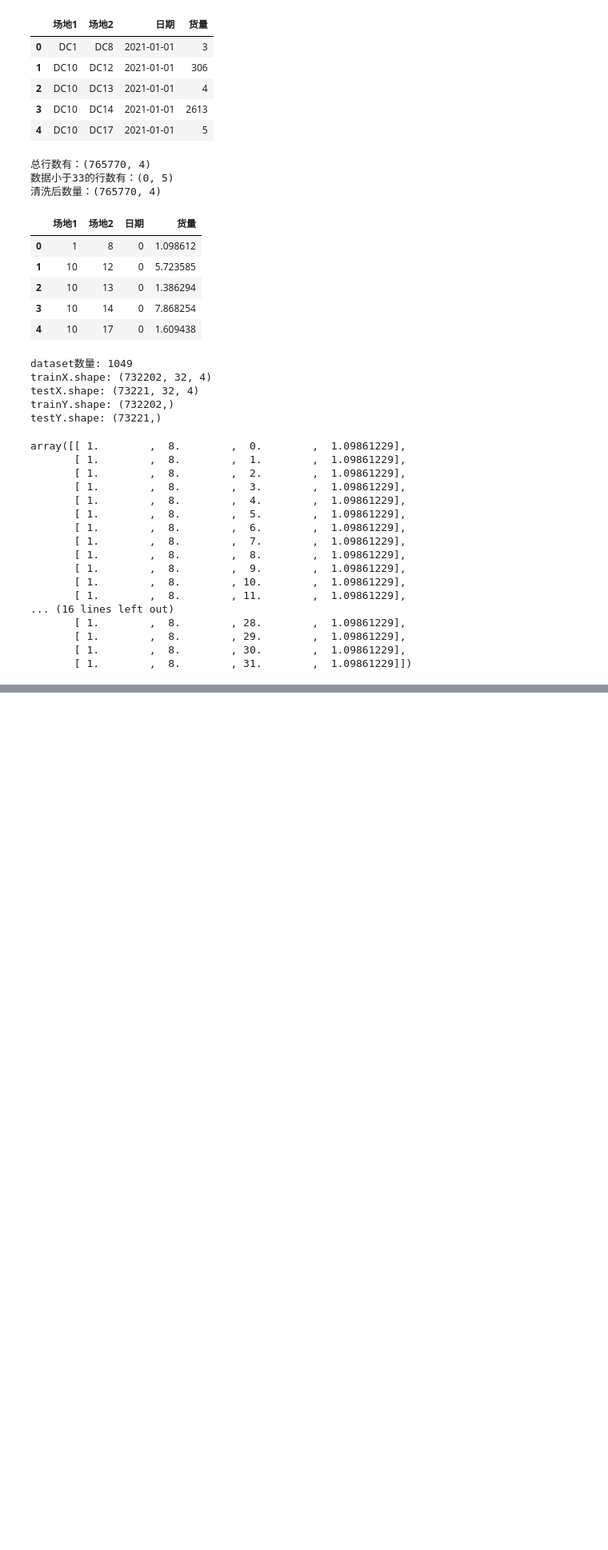
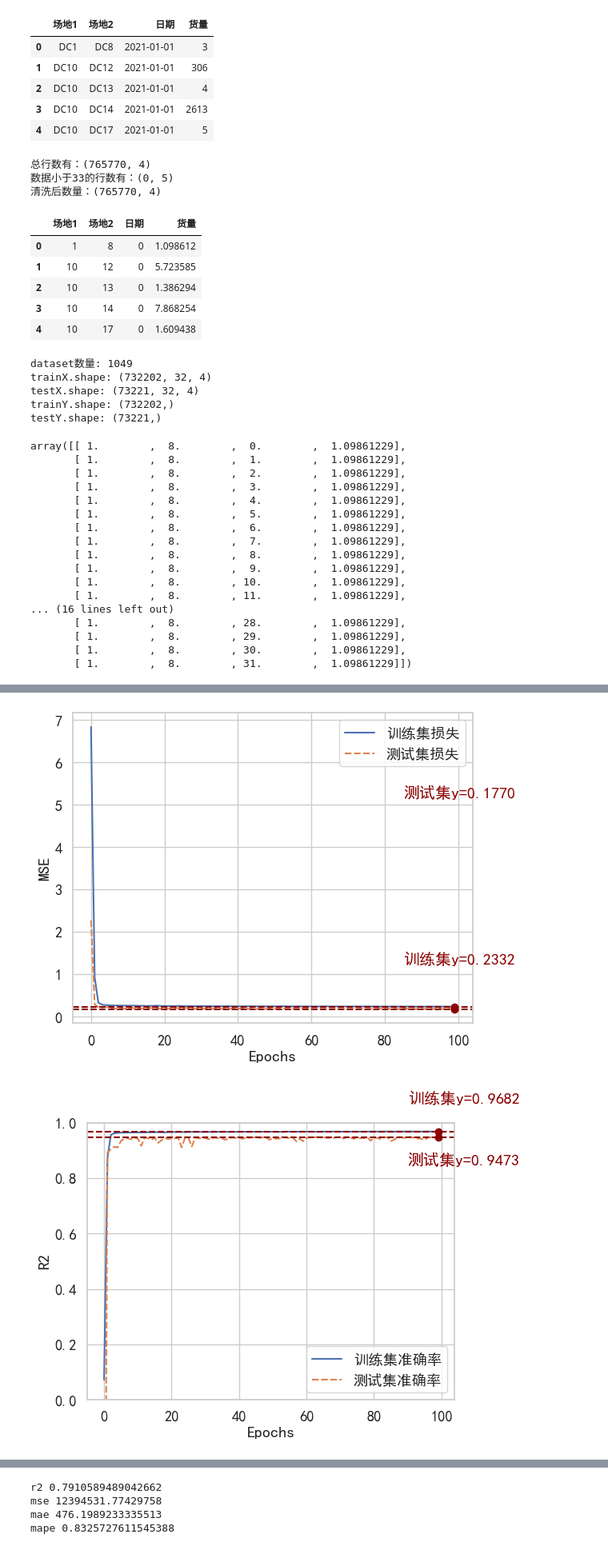
Before and after one commit to james-curtis/2023MathorCup-C, a Jupyter notebook: T1/算法评估/LSTM/main.ipynb, the cells around one changed output, grey strips where cells are left out. Shown: that part at 80% size. Drawn from its saved outputs; the diff is of its cells as text; code cells hidden in the pictures; blank space fills up the shorter version.

```diff
--- a/T1/算法评估/LSTM/main.ipynb
+++ b/T1/算法评估/LSTM/main.ipynb
@@ -207,7 +207,7 @@ if not os.path.exists(modelPath):
     metricsName = metrics.__name__
     model.compile(loss='mse', optimizer='adam', metrics=[metrics])
     # epochs=3000, batch_size=5000
-    history = model.fit(trainX, trainY, validation_data=(testX, testY), epochs=500, batch_size=10000)
+    history = model.fit(trainX, trainY, validation_data=(testX, testY), epochs=100, batch_size=10000)
     model.save(modelPath)
 
     # 绘制学习曲线
@@ -306,0 +307,2 @@ Epoch 168/500
+[figure, added]
+[figure, added]
@@ -307,3 +312,7 @@ Epoch 168/500
+r2 0.7910589489042662
+mse 12394531.77429758
+mae 476.1989233335513
+mape 0.8325727611545388
 # %%
 
 '''
```
Also changed, not shown: parts of 2 cells of this notebook, 12 other files.
